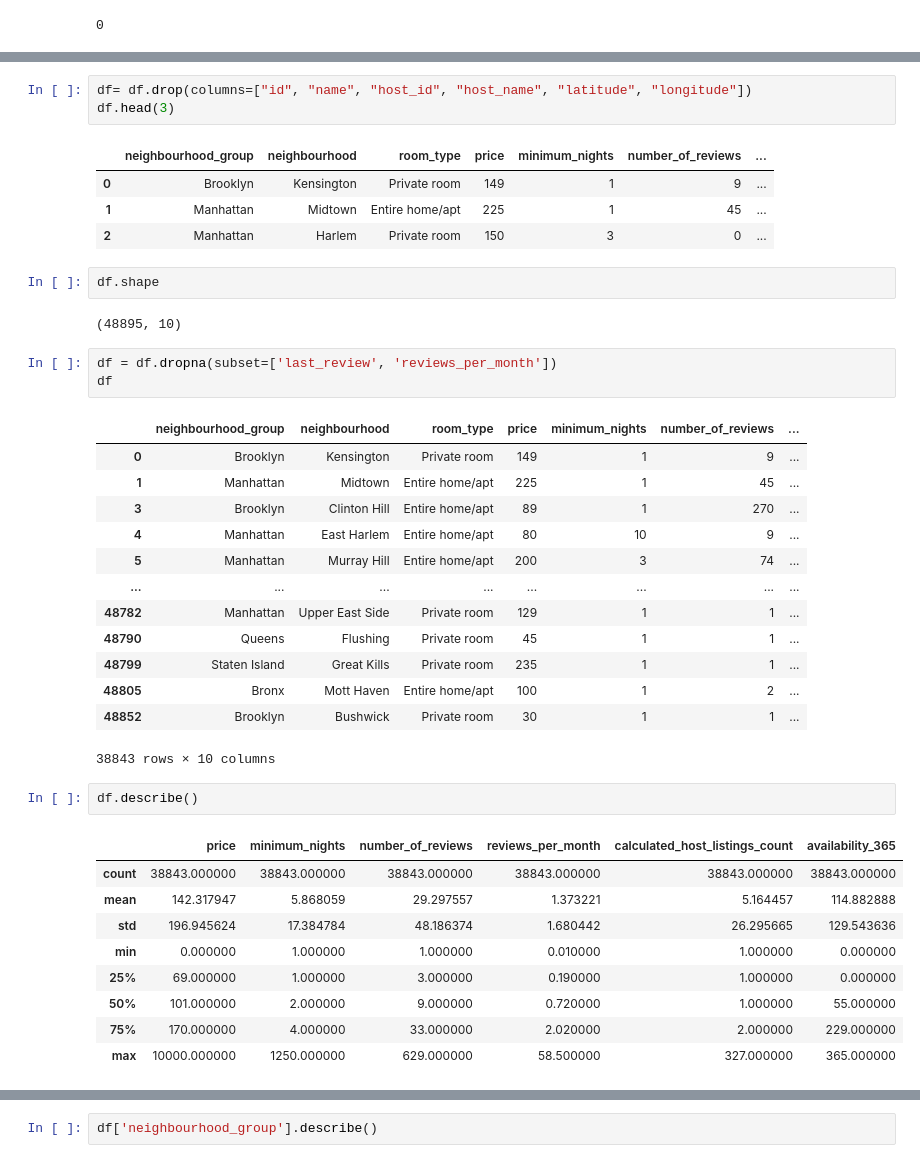
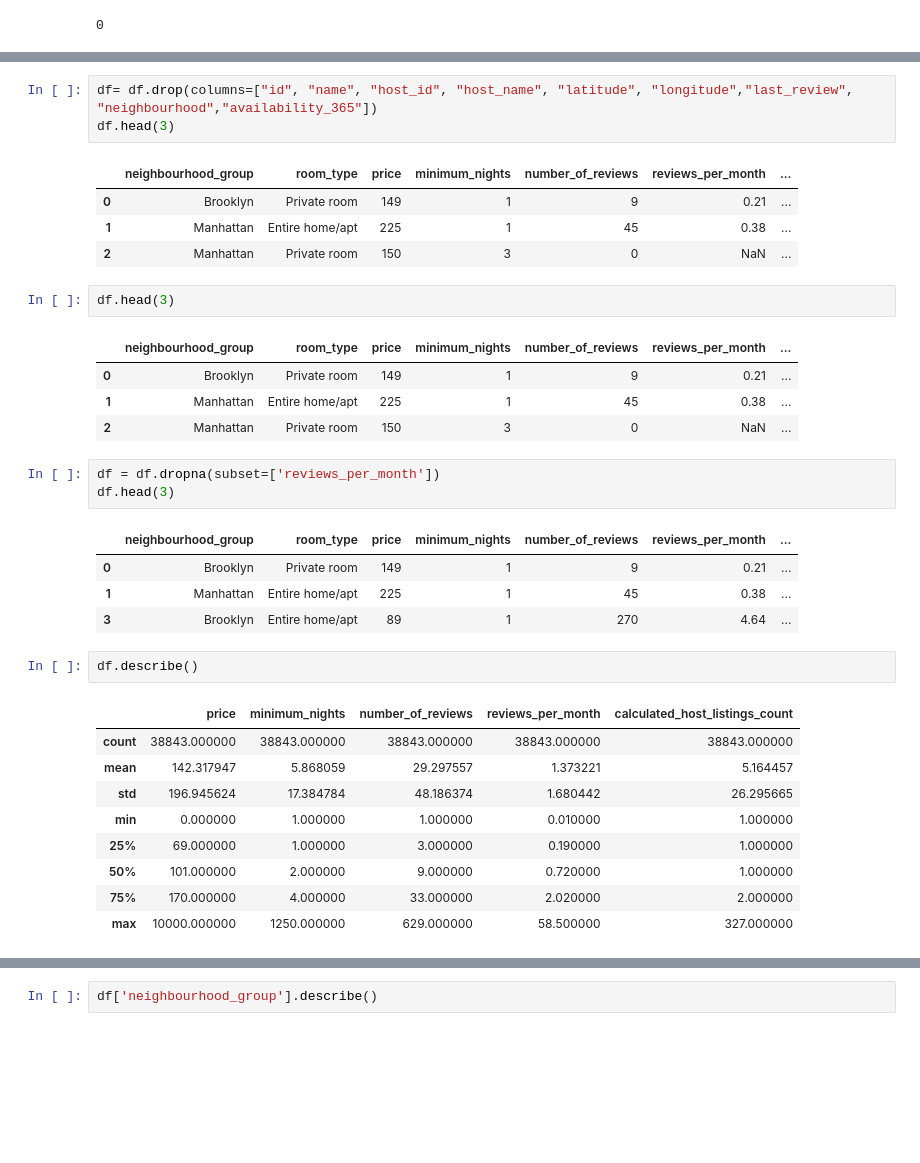
Before and after one commit to Jorge3127/machine-learning-python-template-Jorge3127, a Jupyter notebook: src/explore.ipynb, the cells around one changed output, grey strips where cells are left out. Drawn from its saved outputs; the diff is of its cells as text; blank space fills up the shorter version.

```diff
--- a/src/explore.ipynb
+++ b/src/explore.ipynb
@@ -80,44 +62,38 @@ df
 # %%
-df= df.drop(columns=["id", "name", "host_id", "host_name", "latitude", "longitude"])
+df= df.drop(columns=["id", "name", "host_id", "host_name", "latitude", "longitude","last_review", "neighbourhood","availability_365"])
 df.head(3)
 # %% [output]
-|  | neighbourhood_group | neighbourhood | room_type | price | minimum_nights | number_of_reviews | ... |
-| 0 | Brooklyn | Kensington | Private room | 149 | 1 | 9 | ... |
-| 1 | Manhattan | Midtown | Entire home/apt | 225 | 1 | 45 | ... |
-| 2 | Manhattan | Harlem | Private room | 150 | 3 | 0 | ... |
+|  | neighbourhood_group | room_type | price | minimum_nights | number_of_reviews | reviews_per_month | ... |
+| 0 | Brooklyn | Private room | 149 | 1 | 9 | 0.21 | ... |
+| 1 | Manhattan | Entire home/apt | 225 | 1 | 45 | 0.38 | ... |
+| 2 | Manhattan | Private room | 150 | 3 | 0 | NaN | ... |
-# %%
-df.shape
-# %% [output]
-(48895, 10)
+# %%
+df.head(3)
+# %% [output]
+|  | neighbourhood_group | room_type | price | minimum_nights | number_of_reviews | reviews_per_month | ... |
+| 0 | Brooklyn | Private room | 149 | 1 | 9 | 0.21 | ... |
+| 1 | Manhattan | Entire home/apt | 225 | 1 | 45 | 0.38 | ... |
+| 2 | Manhattan | Private room | 150 | 3 | 0 | NaN | ... |
 # %%
-df = df.dropna(subset=['last_review', 'reviews_per_month'])
-df
+df = df.dropna(subset=['reviews_per_month'])
+df.head(3)
 # %% [output]
-|  | neighbourhood_group | neighbourhood | room_type | price | minimum_nights | number_of_reviews | ... |
-| 0 | Brooklyn | Kensington | Private room | 149 | 1 | 9 | ... |
-| 1 | Manhattan | Midtown | Entire home/apt | 225 | 1 | 45 | ... |
-| 3 | Brooklyn | Clinton Hill | Entire home/apt | 89 | 1 | 270 | ... |
-| 4 | Manhattan | East Harlem | Entire home/apt | 80 | 10 | 9 | ... |
-| 5 | Manhattan | Murray Hill | Entire home/apt | 200 | 3 | 74 | ... |
-| ... | ... | ... | ... | ... | ... | ... | ... |
-| 48782 | Manhattan | Upper East Side | Private room | 129 | 1 | 1 | ... |
-| 48790 | Queens | Flushing | Private room | 45 | 1 | 1 | ... |
-| 48799 | Staten Island | Great Kills | Private room | 235 | 1 | 1 | ... |
-| 48805 | Bronx | Mott Haven | Entire home/apt | 100 | 1 | 2 | ... |
-| 48852 | Brooklyn | Bushwick | Private room | 30 | 1 | 1 | ... |
+|  | neighbourhood_group | room_type | price | minimum_nights | number_of_reviews | reviews_per_month | ... |
+| 0 | Brooklyn | Private room | 149 | 1 | 9 | 0.21 | ... |
+| 1 | Manhattan | Entire home/apt | 225 | 1 | 45 | 0.38 | ... |
+| 3 | Brooklyn | Entire home/apt | 89 | 1 | 270 | 4.64 | ... |
-38843 rows × 10 columns
 # %%
 df.describe()
 # %% [output]
-|  | price | minimum_nights | number_of_reviews | reviews_per_month | calculated_host_listings_count | availability_365 |
-| count | 38843.000000 | 38843.000000 | 38843.000000 | 38843.000000 | 38843.000000 | 38843.000000 |
-| mean | 142.317947 | 5.868059 | 29.297557 | 1.373221 | 5.164457 | 114.882888 |
-| std | 196.945624 | 17.384784 | 48.186374 | 1.680442 | 26.295665 | 129.543636 |
-| min | 0.000000 | 1.000000 | 1.000000 | 0.010000 | 1.000000 | 0.000000 |
-| 25% | 69.000000 | 1.000000 | 3.000000 | 0.190000 | 1.000000 | 0.000000 |
-| 50% | 101.000000 | 2.000000 | 9.000000 | 0.720000 | 1.000000 | 55.000000 |
-| 75% | 170.000000 | 4.000000 | 33.000000 | 2.020000 | 2.000000 | 229.000000 |
-| max | 10000.000000 | 1250.000000 | 629.000000 | 58.500000 | 327.000000 | 365.000000 |
+|  | price | minimum_nights | number_of_reviews | reviews_per_month | calculated_host_listings_count |
+| count | 38843.000000 | 38843.000000 | 38843.000000 | 38843.000000 | 38843.000000 |
+| mean | 142.317947 | 5.868059 | 29.297557 | 1.373221 | 5.164457 |
+| std | 196.945624 | 17.384784 | 48.186374 | 1.680442 | 26.295665 |
+| min | 0.000000 | 1.000000 | 1.000000 | 0.010000 | 1.000000 |
+| 25% | 69.000000 | 1.000000 | 3.000000 | 0.190000 | 1.000000 |
+| 50% | 101.000000 | 2.000000 | 9.000000 | 0.720000 | 1.000000 |
+| 75% | 170.000000 | 4.000000 | 33.000000 | 2.020000 | 2.000000 |
+| max | 10000.000000 | 1250.000000 | 629.000000 | 58.500000 | 327.000000 |
 # %%
 
 df.info()
```
Also changed, not shown: parts of 47 cells of this notebook.
